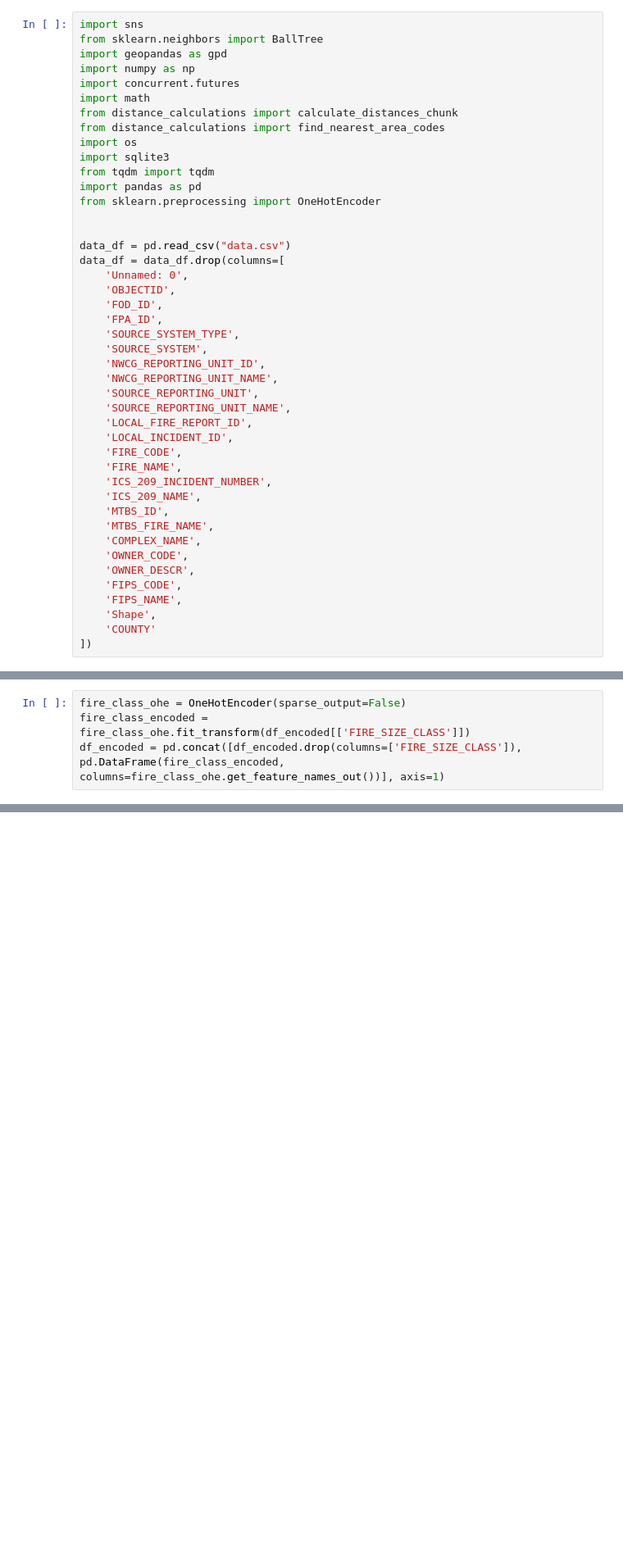
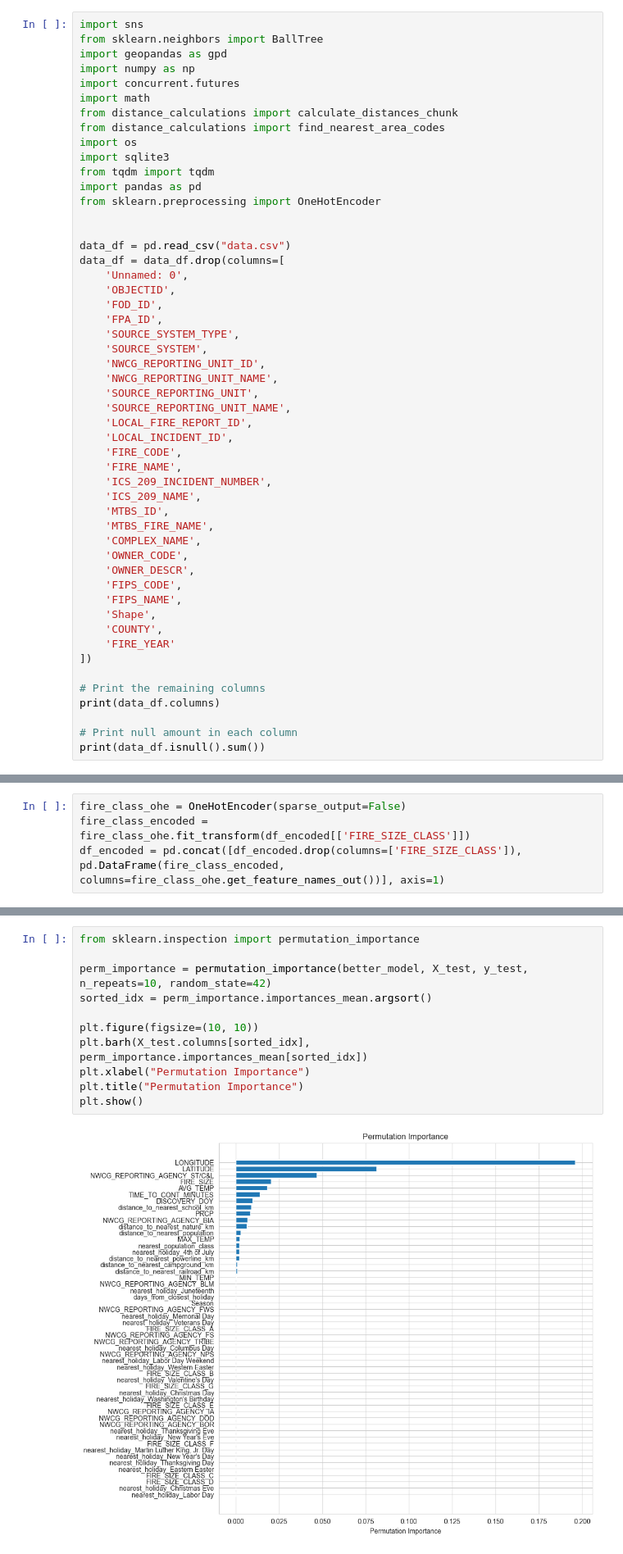
Before and after one commit to tal412/DataScienceFiresProject, a Jupyter notebook: FinalProject.ipynb, the cells around one changed output, grey strips where cells are left out. Shown at 82% size. Drawn from its saved outputs; the diff is of its cells as text; blank space fills up the shorter version.

```diff
--- a/FinalProject.ipynb
+++ b/FinalProject.ipynb
@@ -65,5 +65,12 @@ data_df = data_df.drop(columns=[
     'FIPS_CODE',
     'FIPS_NAME',
     'Shape',
-    'COUNTY'
+    'COUNTY',
+    'FIRE_YEAR'
 ])
+
+# Print the remaining columns
+print(data_df.columns)
+
+# Print null amount in each column
+print(data_df.isnull().sum())
@@ -650,0 +900,13 @@ Structure: 0.02
+# %%
+from sklearn.inspection import permutation_importance
+
+perm_importance = permutation_importance(better_model, X_test, y_test, n_repeats=10, random_state=42)
+sorted_idx = perm_importance.importances_mean.argsort()
+
+plt.figure(figsize=(10, 10))
+plt.barh(X_test.columns[sorted_idx], perm_importance.importances_mean[sorted_idx])
+plt.xlabel("Permutation Importance")
+plt.title("Permutation Importance")
+plt.show()
+# %% [output]
+[figure, added]
```
Also changed, not shown: parts of 39 cells of this notebook.
